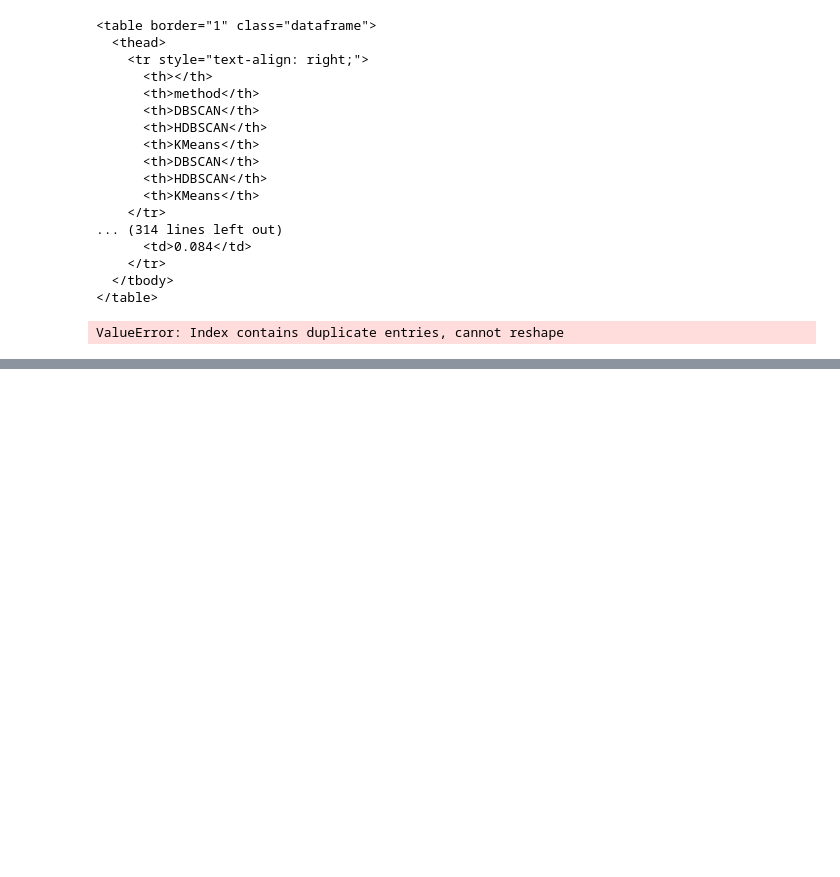
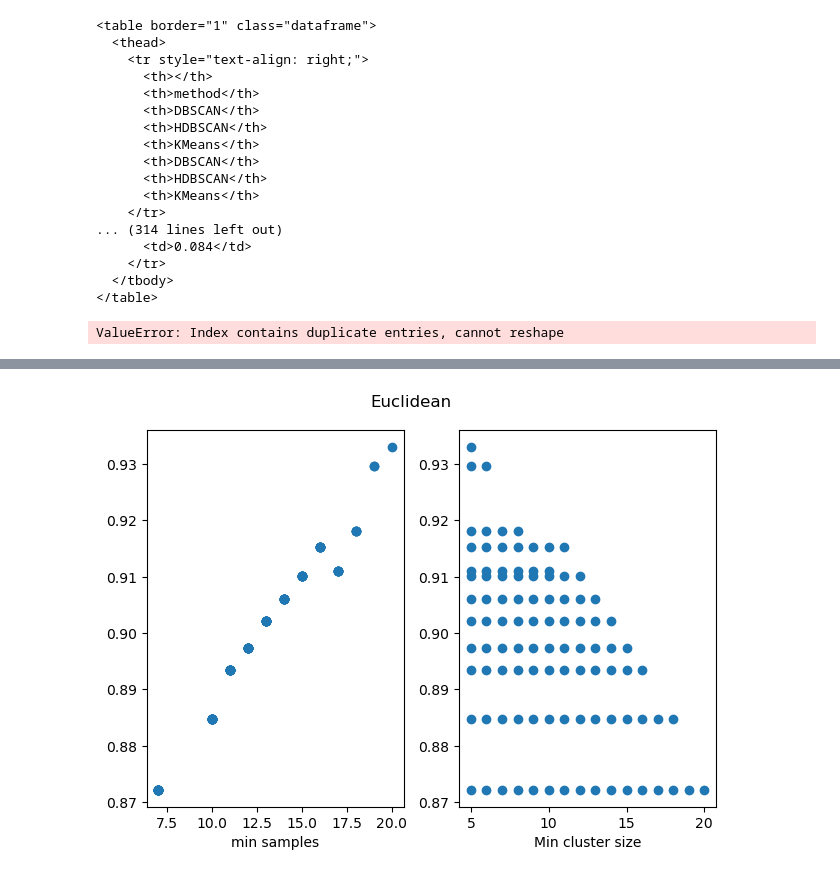
Before and after one commit to MiguelHeCa/tfm-nlp, a Jupyter notebook: notebooks/Results.ipynb, the cells around one changed output, grey strips where cells are left out. Cells and saved outputs as stored; diff of their text form; code cells hidden in the pictures; blank space fills up the shorter version.

```diff
--- a/notebooks/Results.ipynb
+++ b/notebooks/Results.ipynb
@@ -618,0 +687,11 @@ df_hdb_en
+# %%
+fig, (ax1,ax2) = plt.subplots(1,2)
+df_subset = df_hdbscan[df_hdbscan['distance']=='euclidean'].sort_values(['sl_score','min_samples', 'min_clt_size'], ascending=False)
+ax1.scatter(x='min_samples',y='sl_score', data=df_subset.head(100))
+ax1.set_xlabel('min samples')
+ax2.scatter(x='min_clt_size',y='sl_score', data=df_subset.head(100))
+ax2.set_xlabel('Min cluster size')
+fig.suptitle('Euclidean')
+plt.show()
+# %% [output]
+[figure, added]
```
Also changed, not shown: parts of 14 cells of this notebook, 2 other files.
